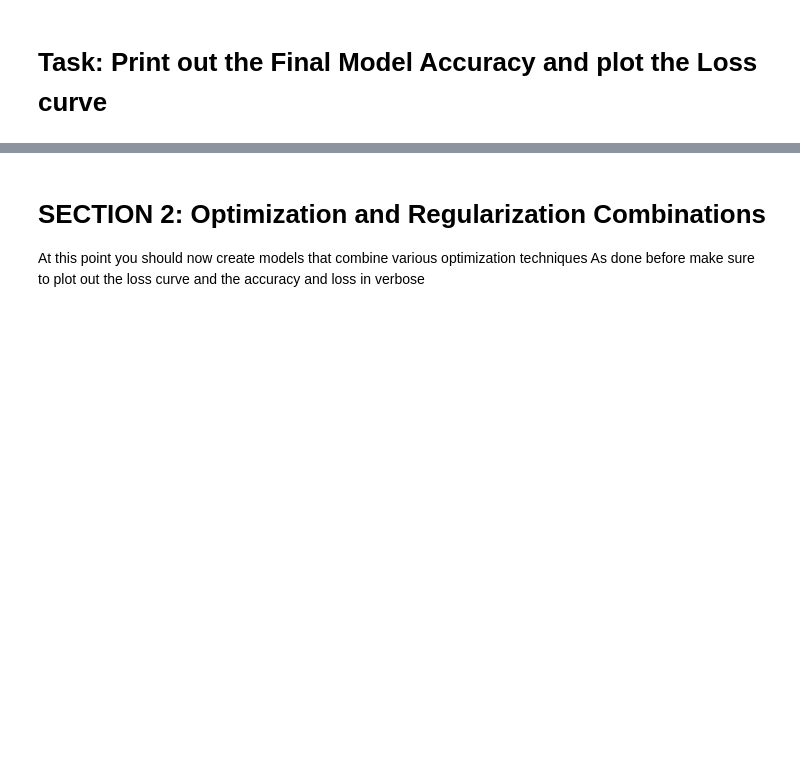
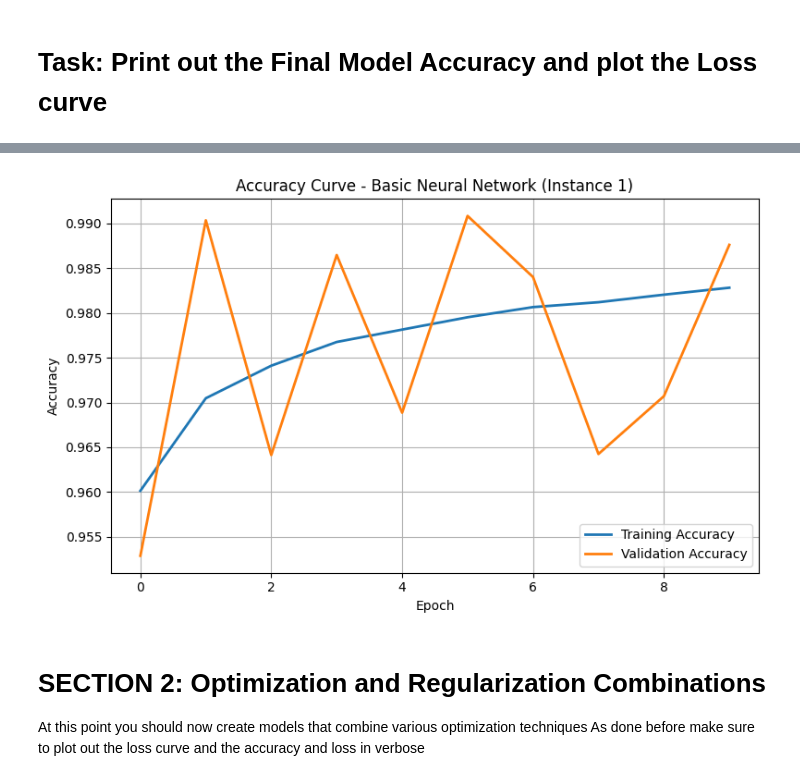
Before and after one commit to JohnOngeri/FraudDetection, a Jupyter notebook: Summative_Intro_to_ml_[John_Ongeri_Ouma_number]_assignment.ipynb, the cells around one changed output, grey strips where cells are left out. Drawn from its saved outputs; the diff is of its cells as text; code cells hidden in the pictures; blank space fills up the shorter version.

```diff
--- a/Summative_Intro_to_ml_[John_Ongeri_Ouma_number]_assignment.ipynb
+++ b/Summative_Intro_to_ml_[John_Ongeri_Ouma_number]_assignment.ipynb
@@ -448,3 +454,17 @@ def loss_curve_plot(None):
+# %%
+# Plot accuracy (optional)
+plt.figure(figsize=(8, 5))
+plt.plot(history_1.history['accuracy'], label='Training Accuracy', linewidth=2)
+plt.plot(history_1.history['val_accuracy'], label='Validation Accuracy', linewidth=2)
+plt.title('Accuracy Curve - Basic Neural Network (Instance 1)')
+plt.xlabel('Epoch')
+plt.ylabel('Accuracy')
+plt.legend()
+plt.grid(True)
+plt.tight_layout()
+plt.show()
+# %% [output]
+[figure, added]
 # %% [markdown]
 # SECTION 2: Optimization and Regularization Combinations
 At this point you should now create models that combine various optimization techniques
```
Also changed, not shown: parts of 18 cells of this notebook.
